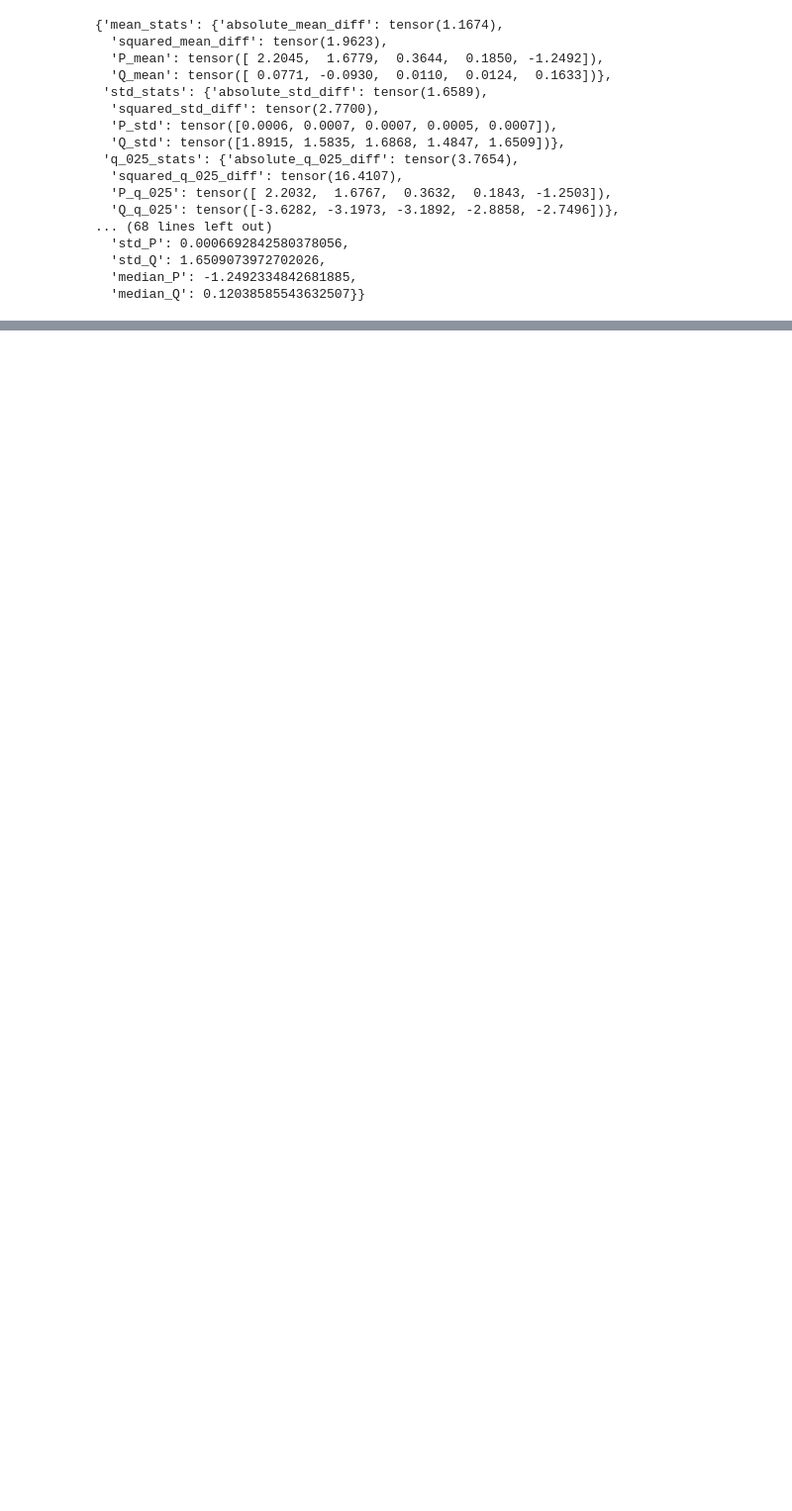
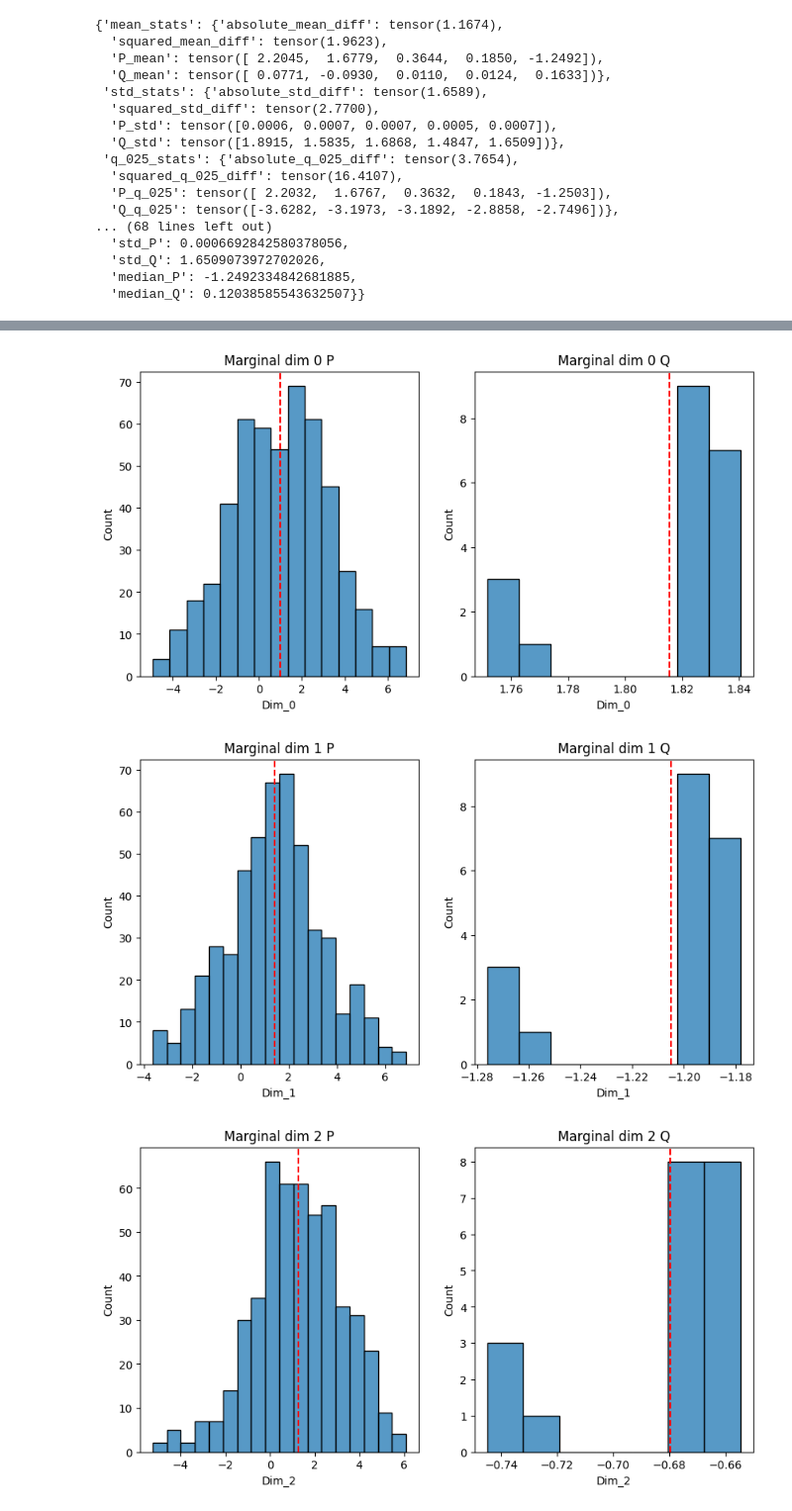
Before and after one commit to ArikReuter/ICL_for_Full_Bayesian_Inference, a Jupyter notebook: Training/Test_Trainer.ipynb, the cells around one changed output, grey strips where cells are left out. Shown at 99% size. Saved outputs shown, nothing was run; the diff lists cells and outputs as text; code cells hidden in the pictures; blank space fills up the shorter version.

```diff
--- a/Training/Test_Trainer.ipynb
+++ b/Training/Test_Trainer.ipynb
@@ -343,0 +403,6 @@ compare_all_metrics(X_s, X_t)
+# %%
+r = comparison_model.compare_sample_metrics_batch(test_batch["x"][:3], test_batch["y"][:3])
+# %% [output]
+[figure, added]
+[figure, added]
+[figure, added]
```
Also changed, not shown: parts of 19 cells of this notebook, 1 other file.
